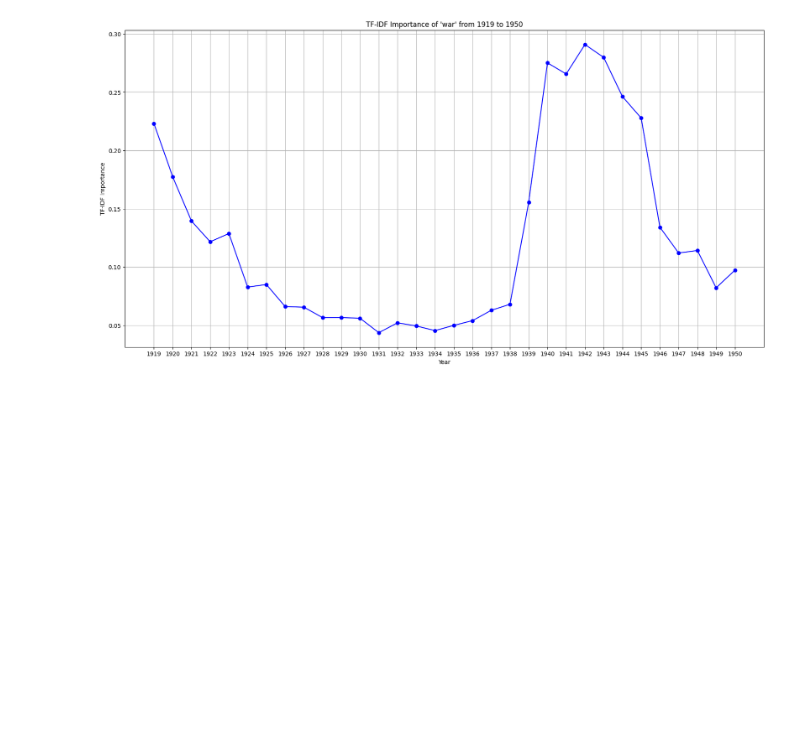
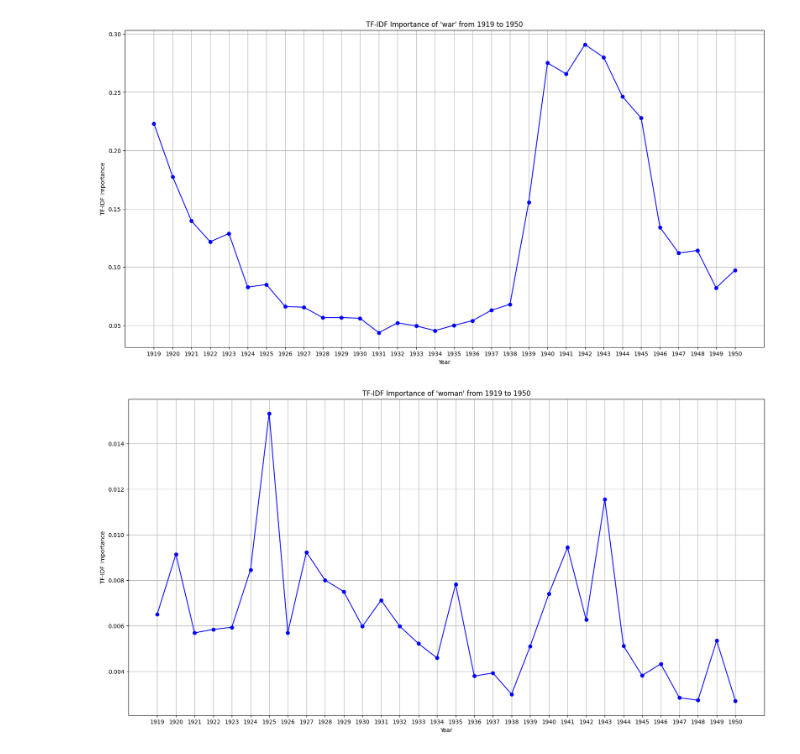
Before and after one commit to pk2971/computational-gender-analysis, a Jupyter notebook: notebooks/Token_Analysis.ipynb, the cells around one changed output. Saved outputs shown, nothing was run; the diff lists cells and outputs as text; code cells hidden in the pictures; blank space fills up the shorter version.

```diff
--- a/notebooks/Token_Analysis.ipynb
+++ b/notebooks/Token_Analysis.ipynb
@@ -167,3 +167,7 @@ def plot_word_importance(zip_path, word, year_input, extra_stopwords=[]):
 plot_word_importance('/content/drive/MyDrive/debates.zip', 'war', (1919, 1950), extra_stopwords=["shall", "may", "also"])
 # %% [output]
 [figure]
+# %%
+plot_word_importance('/content/drive/MyDrive/debates.zip', 'woman', (1919, 1950), extra_stopwords=["shall", "may", "also"])
+# %% [output]
+[figure, added]
```
